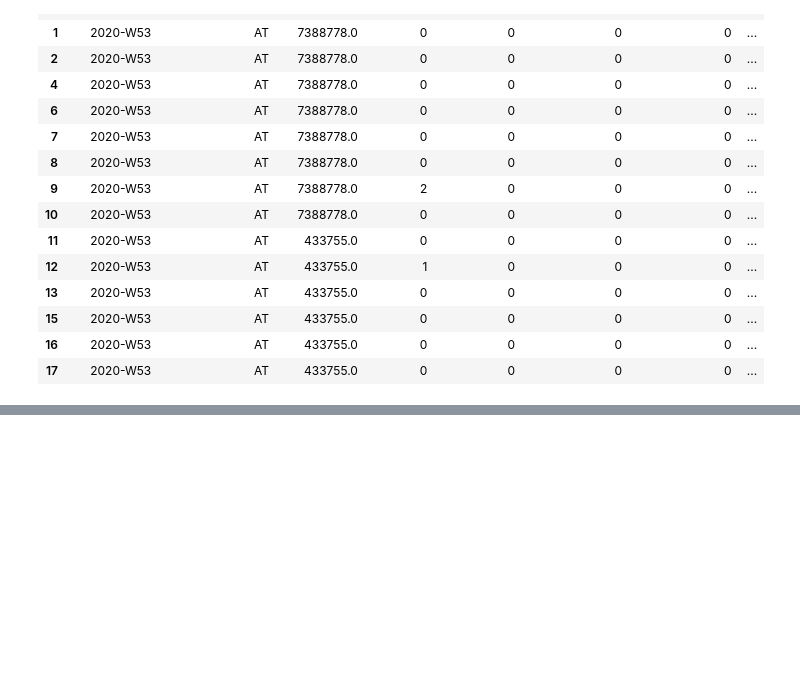
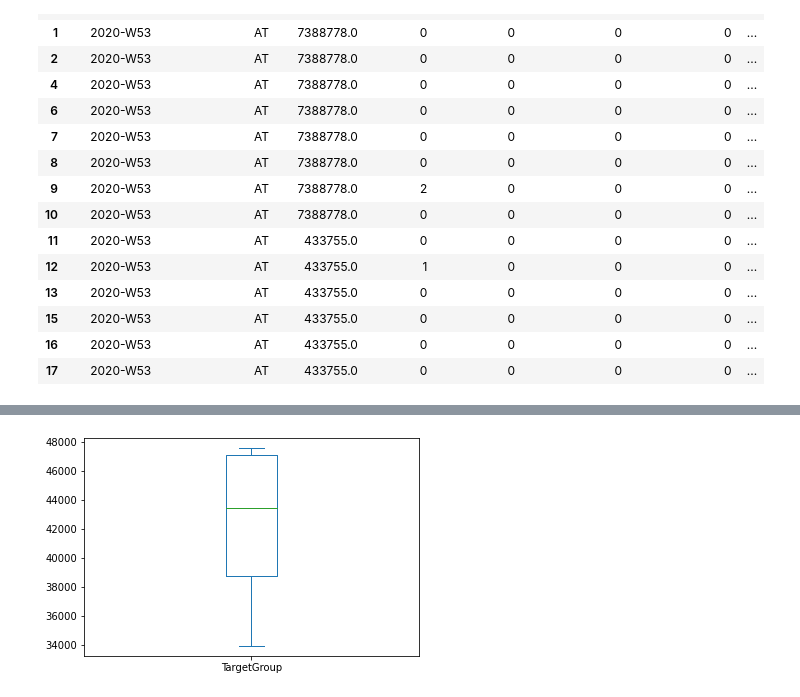
Before and after one commit to rezamosavi8740/Covid-Dataset-Analysis, a Jupyter notebook: Covid.ipynb, the cells around one changed output, grey strips where cells are left out. Cells and saved outputs as stored; diff of their text form; code cells hidden in the pictures; blank space fills up the shorter version.

```diff
--- a/Covid.ipynb
+++ b/Covid.ipynb
@@ -364,0 +437,3 @@ df.head(15)
+# %%
+data = df['TargetGroup'].value_counts()
+data = data.to_frame()
@@ -364,0 +468,5 @@ df.head(15)
+# %%
+data['TargetGroup'].plot(kind='box')
+plt.show()
+# %% [output]
+[figure, added]
```
Also changed, not shown: parts of 8 cells of this notebook.
